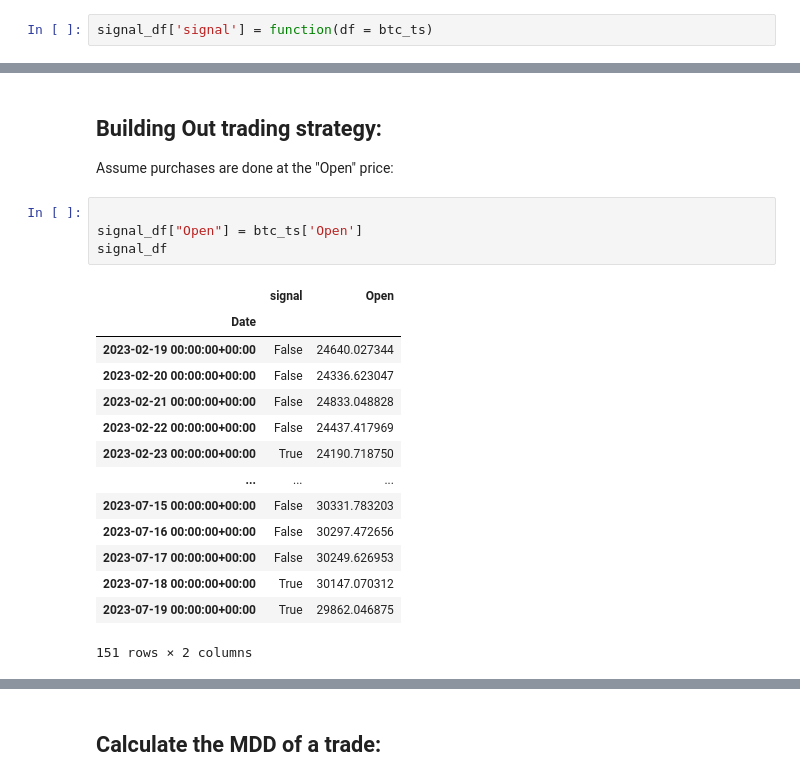
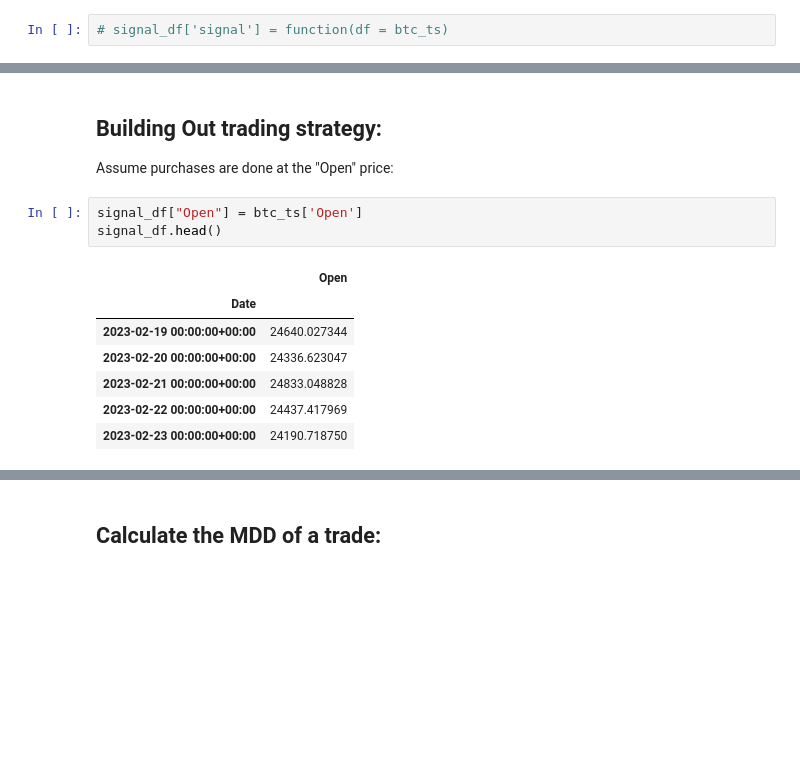
Before and after one commit to KhanNot/GP_trading_strategies, a Jupyter notebook: transform_df.ipynb, the cells around one changed output, grey strips where cells are left out. Saved outputs shown, nothing was run; the diff lists cells and outputs as text; blank space fills up the shorter version.

```diff
--- a/transform_df.ipynb
+++ b/transform_df.ipynb
@@ -284,4 +280,4 @@ Percentage of buy signals: 62.913907284768214
 # %%
 signal_df  = pd.DataFrame(index=btc_ts.index)
 # %%
-signal_df['signal'] = function(df = btc_ts)
+# signal_df['signal'] = function(df = btc_ts)
@@ -307,21 +286,13 @@ signal_df
 
 Assume purchases are done at the "Open" price:
 # %%
-
 signal_df["Open"] = btc_ts['Open']
-signal_df
+signal_df.head()
 # %% [output]
-|  | signal | Open |
-| Date |  |  |
-| 2023-02-19 00:00:00+00:00 | False | 24640.027344 |
-| 2023-02-20 00:00:00+00:00 | False | 24336.623047 |
-| 2023-02-21 00:00:00+00:00 | False | 24833.048828 |
-| 2023-02-22 00:00:00+00:00 | False | 24437.417969 |
-| 2023-02-23 00:00:00+00:00 | True | 24190.718750 |
-| ... | ... | ... |
-| 2023-07-15 00:00:00+00:00 | False | 30331.783203 |
-| 2023-07-16 00:00:00+00:00 | False | 30297.472656 |
-| 2023-07-17 00:00:00+00:00 | False | 30249.626953 |
-| 2023-07-18 00:00:00+00:00 | True | 30147.070312 |
-| 2023-07-19 00:00:00+00:00 | True | 29862.046875 |
+|  | Open |
+| Date |  |
+| 2023-02-19 00:00:00+00:00 | 24640.027344 |
+| 2023-02-20 00:00:00+00:00 | 24336.623047 |
+| 2023-02-21 00:00:00+00:00 | 24833.048828 |
+| 2023-02-22 00:00:00+00:00 | 24437.417969 |
+| 2023-02-23 00:00:00+00:00 | 24190.718750 |
-151 rows × 2 columns
```
Also changed, not shown: parts of 43 cells of this notebook, 5 other files.
